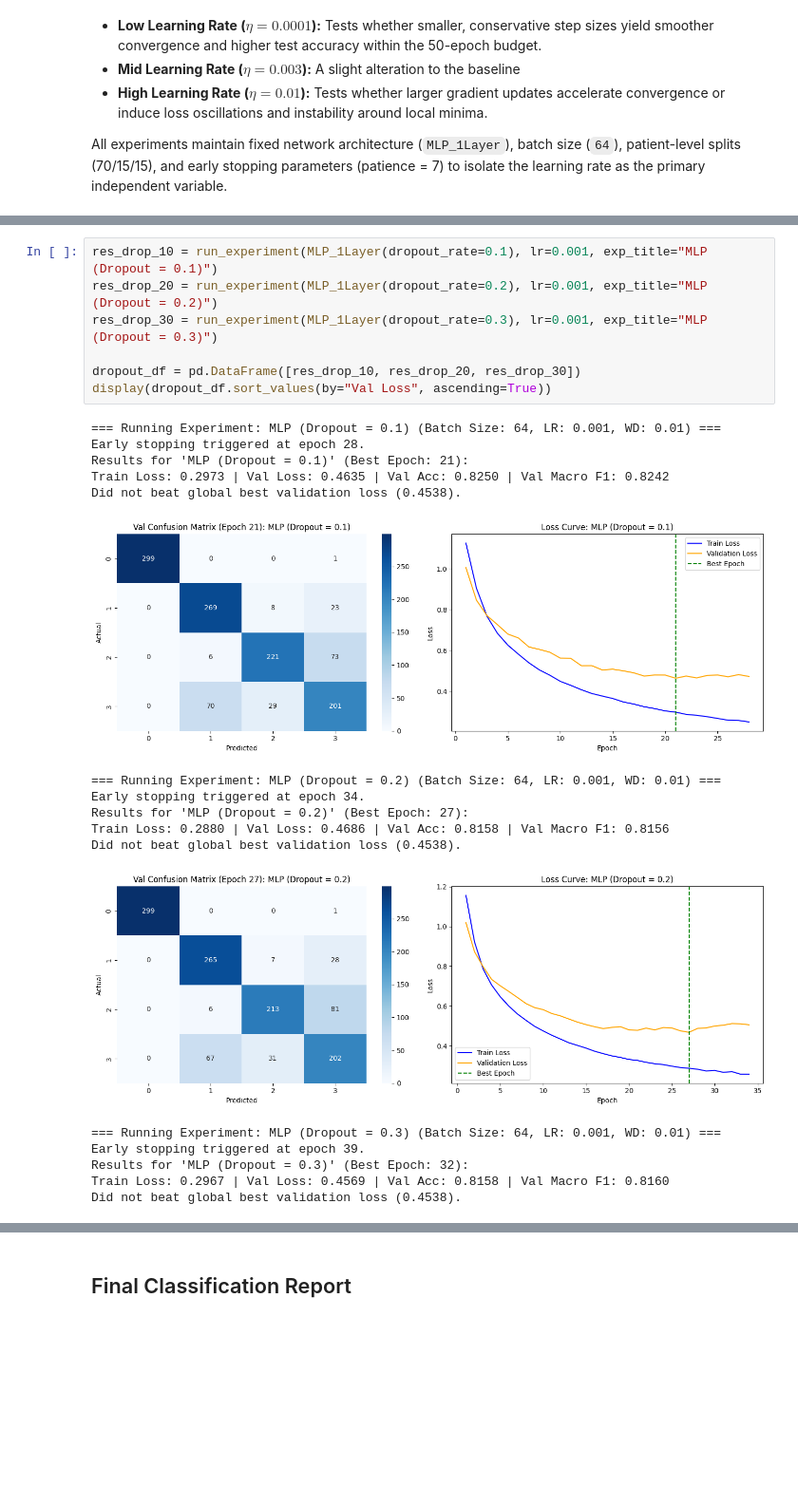
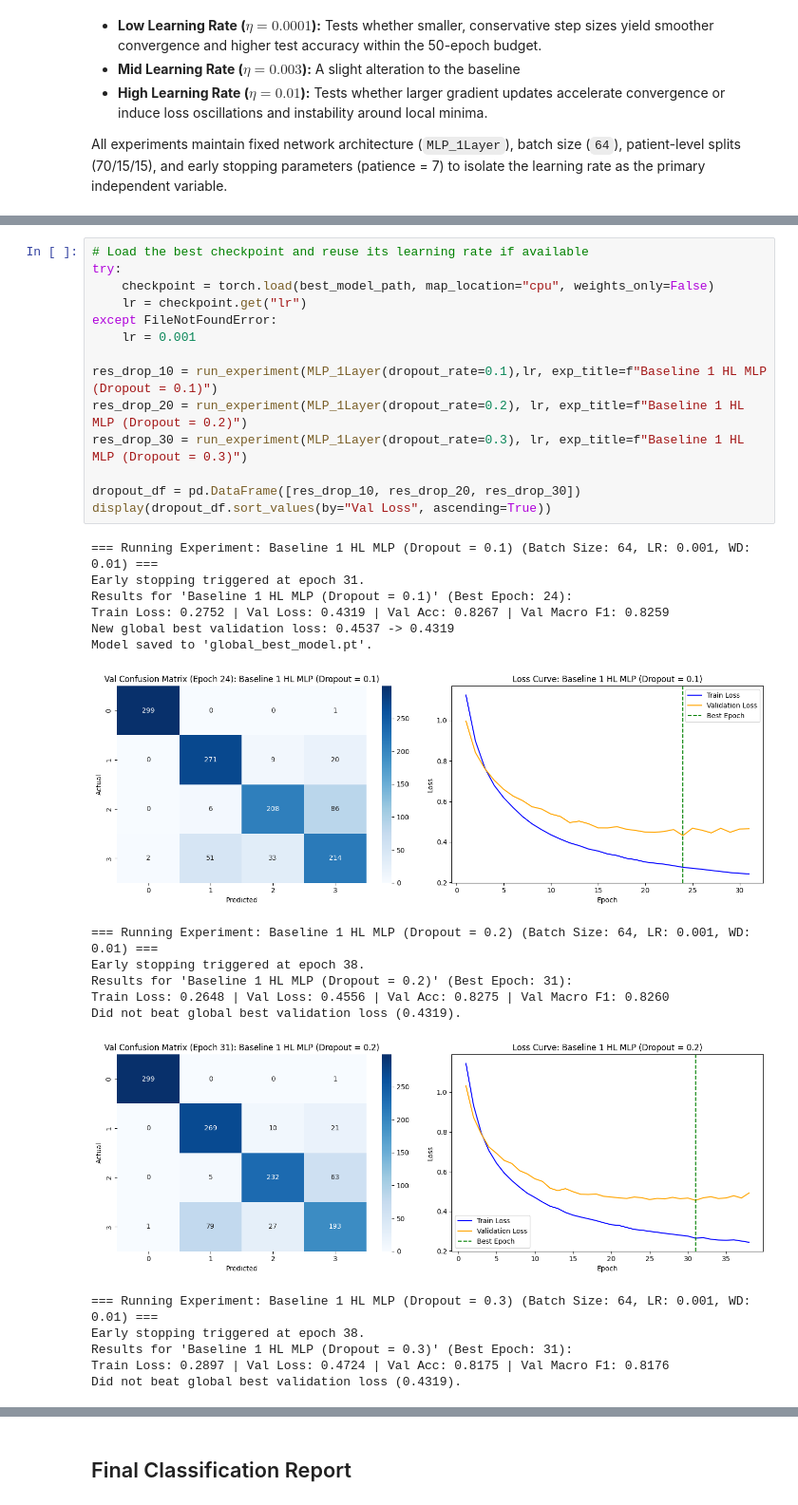
Before and after one commit to jaruss1003/Machine-Learning, a Jupyter notebook: Deep-Learning/Projects/Seizure-Classification/seizure_model_development.ipynb, the cells around one changed output, grey strips where cells are left out. Shown at 95% size. Cells and saved outputs as stored; diff of their text form; blank space fills up the shorter version.

```diff
--- a/Deep-Learning/Projects/Seizure-Classification/seizure_model_development.ipynb
+++ b/Deep-Learning/Projects/Seizure-Classification/seizure_model_development.ipynb
@@ -517,27 +515,35 @@ We evaluate performance across 3 dropout rates ($p$) applied directly after hidd
 
 All experiments maintain fixed learning rate ($\eta = 0.001$), batch size ($64$), and early stopping settings (patience = 7).
 # %%
-res_drop_10 = run_experiment(MLP_1Layer(dropout_rate=0.1), lr=0.001, exp_title="MLP (Dropout = 0.1)")
-res_drop_20 = run_experiment(MLP_1Layer(dropout_rate=0.2), lr=0.001, exp_title="MLP (Dropout = 0.2)")
-res_drop_30 = run_experiment(MLP_1Layer(dropout_rate=0.3), lr=0.001, exp_title="MLP (Dropout = 0.3)")
+# Load the best checkpoint and reuse its learning rate if available
+try:
+    checkpoint = torch.load(best_model_path, map_location="cpu", weights_only=False)
+    lr = checkpoint.get("lr")
+except FileNotFoundError:
+    lr = 0.001
+
+res_drop_10 = run_experiment(MLP_1Layer(dropout_rate=0.1),lr, exp_title=f"Baseline 1 HL MLP (Dropout = 0.1)")
+res_drop_20 = run_experiment(MLP_1Layer(dropout_rate=0.2), lr, exp_title=f"Baseline 1 HL MLP (Dropout = 0.2)")
+res_drop_30 = run_experiment(MLP_1Layer(dropout_rate=0.3), lr, exp_title=f"Baseline 1 HL MLP (Dropout = 0.3)")
 
 dropout_df = pd.DataFrame([res_drop_10, res_drop_20, res_drop_30])
 display(dropout_df.sort_values(by="Val Loss", ascending=True))
 # %% [output]
-=== Running Experiment: MLP (Dropout = 0.1) (Batch Size: 64, LR: 0.001, WD: 0.01) ===
-Early stopping triggered at epoch 28.
-Results for 'MLP (Dropout = 0.1)' (Best Epoch: 21):
-Train Loss: 0.2973 | Val Loss: 0.4635 | Val Acc: 0.8250 | Val Macro F1: 0.8242
-Did not beat global best validation loss (0.4538).
+=== Running Experiment: Baseline 1 HL MLP (Dropout = 0.1) (Batch Size: 64, LR: 0.001, WD: 0.01) ===
+Early stopping triggered at epoch 31.
+Results for 'Baseline 1 HL MLP (Dropout = 0.1)' (Best Epoch: 24):
+Train Loss: 0.2752 | Val Loss: 0.4319 | Val Acc: 0.8267 | Val Macro F1: 0.8259
+New global best validation loss: 0.4537 -> 0.4319
+Model saved to 'global_best_model.pt'.
-[figure, old version]
+[figure, new version]
-=== Running Experiment: MLP (Dropout = 0.2) (Batch Size: 64, LR: 0.001, WD: 0.01) ===
-Early stopping triggered at epoch 34.
-Results for 'MLP (Dropout = 0.2)' (Best Epoch: 27):
-Train Loss: 0.2880 | Val Loss: 0.4686 | Val Acc: 0.8158 | Val Macro F1: 0.8156
-Did not beat global best validation loss (0.4538).
+=== Running Experiment: Baseline 1 HL MLP (Dropout = 0.2) (Batch Size: 64, LR: 0.001, WD: 0.01) ===
+Early stopping triggered at epoch 38.
+Results for 'Baseline 1 HL MLP (Dropout = 0.2)' (Best Epoch: 31):
+Train Loss: 0.2648 | Val Loss: 0.4556 | Val Acc: 0.8275 | Val Macro F1: 0.8260
+Did not beat global best validation loss (0.4319).
-[figure, old version]
+[figure, new version]
-=== Running Experiment: MLP (Dropout = 0.3) (Batch Size: 64, LR: 0.001, WD: 0.01) ===
-Early stopping triggered at epoch 39.
-Results for 'MLP (Dropout = 0.3)' (Best Epoch: 32):
-Train Loss: 0.2967 | Val Loss: 0.4569 | Val Acc: 0.8158 | Val Macro F1: 0.8160
-Did not beat global best validation loss (0.4538).
+=== Running Experiment: Baseline 1 HL MLP (Dropout = 0.3) (Batch Size: 64, LR: 0.001, WD: 0.01) ===
+Early stopping triggered at epoch 38.
+Results for 'Baseline 1 HL MLP (Dropout = 0.3)' (Best Epoch: 31):
+Train Loss: 0.2897 | Val Loss: 0.4724 | Val Acc: 0.8175 | Val Macro F1: 0.8176
+Did not beat global best validation loss (0.4319).
```
Also changed, not shown: parts of 9 cells of this notebook, 2 other files.
